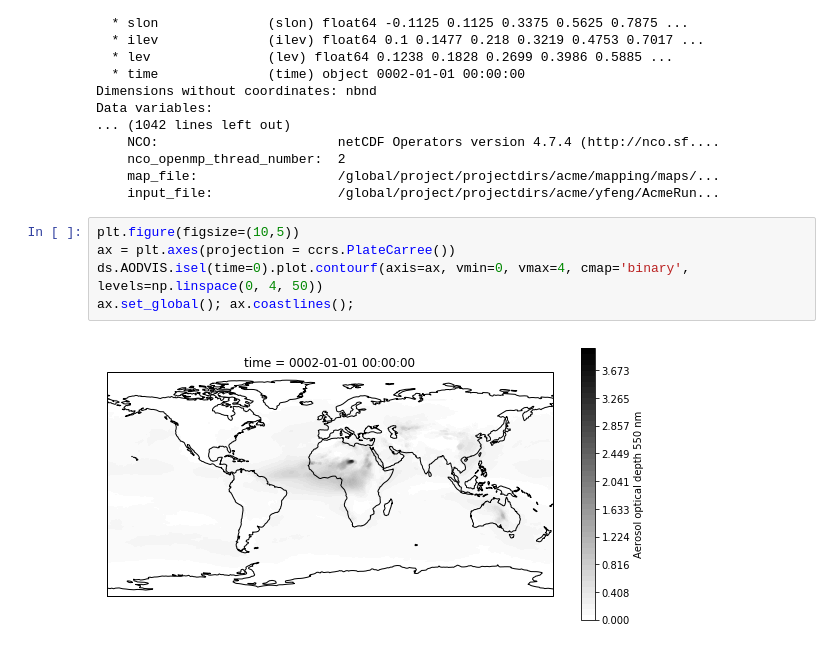
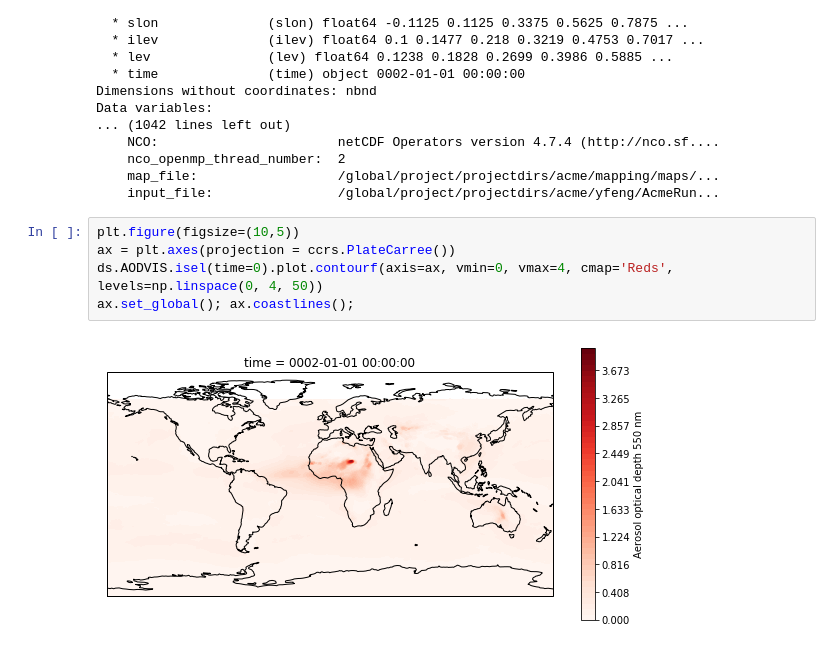
Before and after one commit to EVS-ATMOS/e3sm-precip, a Jupyter notebook: notebooks/Plotting E3SM grids on a map.ipynb, the cells around one changed output. Saved outputs shown, nothing was run; the diff lists cells and outputs as text.

```diff
--- a/notebooks/Plotting E3SM grids on a map.ipynb
+++ b/notebooks/Plotting E3SM grids on a map.ipynb
@@ -32,7 +32,7 @@ Data variables:
 # %%
 plt.figure(figsize=(10,5))
 ax = plt.axes(projection = ccrs.PlateCarree())
-ds.AODVIS.isel(time=0).plot.contourf(axis=ax, vmin=0, vmax=4, cmap='binary', levels=np.linspace(0, 4, 50))
+ds.AODVIS.isel(time=0).plot.contourf(axis=ax, vmin=0, vmax=4, cmap='Reds', levels=np.linspace(0, 4, 50))
 ax.set_global(); ax.coastlines();
 # %% [output]
-[figure, old version]
+[figure, new version]
```
Also changed, not shown: 2 other files.
